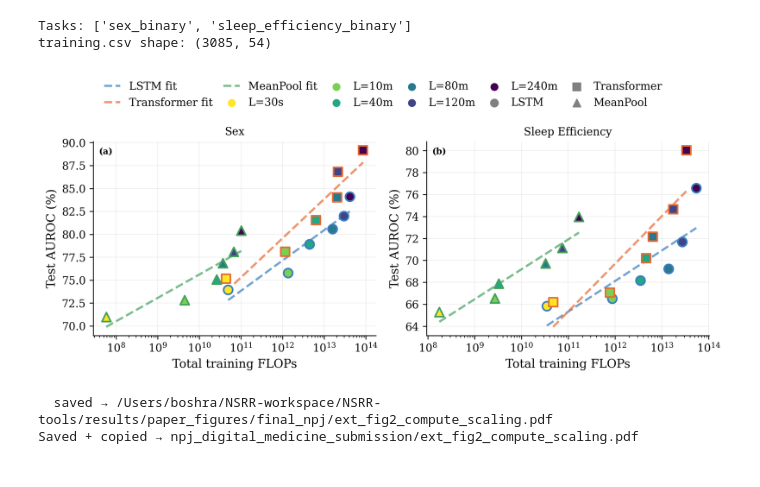
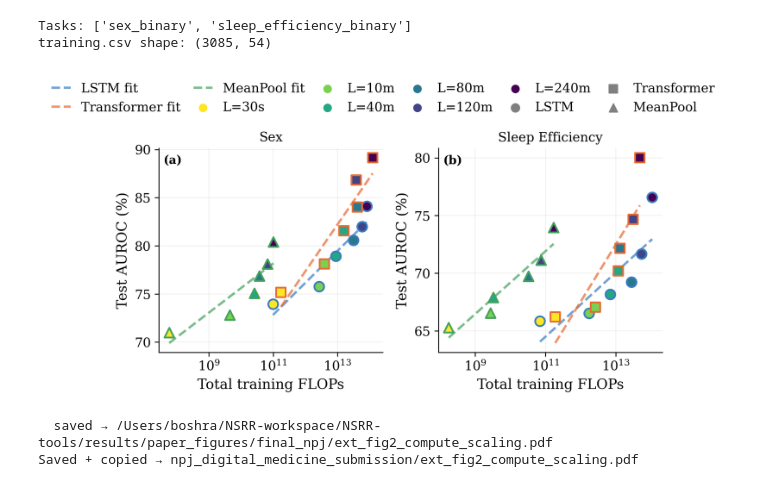
Before and after one commit to boshrakh95/NSRR-tools, a Jupyter notebook: results/paper_figures/notebooks_npj/ext_fig2_compute_scaling.ipynb, the cells around one changed output. Saved outputs shown, nothing was run; the diff lists cells and outputs as text; code cells hidden in the pictures.

Commit message:
Modified notebooks to improve main figures look

```diff
--- a/results/paper_figures/notebooks_npj/ext_fig2_compute_scaling.ipynb
+++ b/results/paper_figures/notebooks_npj/ext_fig2_compute_scaling.ipynb
@@ -62,7 +62,7 @@ final_results/ : ✓ found
 # Panel labeling helper
 def add_panel_label(ax, label, x=0.02, y=0.97):
     ax.text(x, y, label, transform=ax.transAxes,
-            fontsize=8, fontweight="bold", va="top", fontfamily="serif")
+            fontsize=10, fontweight="bold", va="top", fontfamily="serif")
 # %%
 from utils.data import load_training
 # Extended Data subset (see EXT_FIGURES_TASK_SELECTION.md)
@@ -83,35 +83,35 @@ training.csv shape: (3085, 54)
 labels  = [chr(97 + i) for i in range(len(TASKS))]
 n_last  = len(TASKS) % N_COLS or N_COLS
 n_full  = len(TASKS) // N_COLS
 
 mosaic = []
 for row in range(n_full):
     rl = labels[row * N_COLS : (row + 1) * N_COLS]
     mosaic.append([l for l in rl for _ in range(2)])
 if n_last < N_COLS:
     pad = N_COLS - n_last
     ll  = labels[n_full * N_COLS:]
     mosaic.append(["."] * pad + [l for l in ll for _ in range(2)] + ["."] * pad)
 
-fig, axd = plt.subplot_mosaic(mosaic, figsize=(FIG_W-2, N_ROWS * ROW_H+1))
+fig, axd = plt.subplot_mosaic(mosaic, figsize=(FULL_W, N_ROWS * ROW_H+1))
 
 for i, (lbl, task) in enumerate(zip(labels, TASKS)):
     panels.compute_scaling_panel(axd[lbl], df_train, task, heads=HEADS, legend=False)
     axd[lbl].set_title(TASK_LABEL.get(task, task), fontsize=FONT_TITLE)
     add_panel_label(axd[lbl], f"({lbl})")
 
 # Single shared legend at the top of the figure, wrapped to two rows
 # (one row is too wide with 12 entries and forces the PDF page to be very
 # wide/short, which shrinks the plotted panels when placed at columnwidth).
 _h, _l = axd["a"].get_legend_handles_labels()
 fig.legend(_h, _l, loc="upper center", ncol=(len(_h) + 1) // 2,
            fontsize=FONT_BASE, frameon=False,
            bbox_to_anchor=(0.5, 1.0), handlelength=1.5, columnspacing=1.0)
 
 fig.tight_layout(h_pad=1.2, w_pad=1.0, rect=[0, 0, 1, 0.86])
 plt.show()
 # %% [output]
-[figure, old version]
+[figure, new version]
 # %%
 # ── Run when figure looks good ──────────────────────────────
 save_figure(fig, FINAL_OUT, "ext_fig2_compute_scaling")
```
Also changed, not shown: 13 other files.
